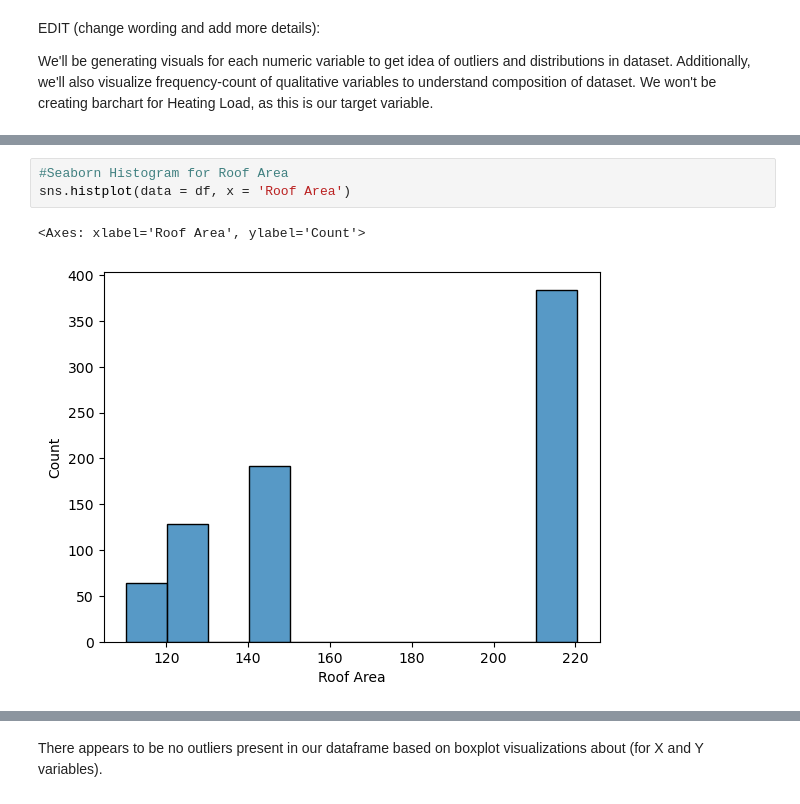
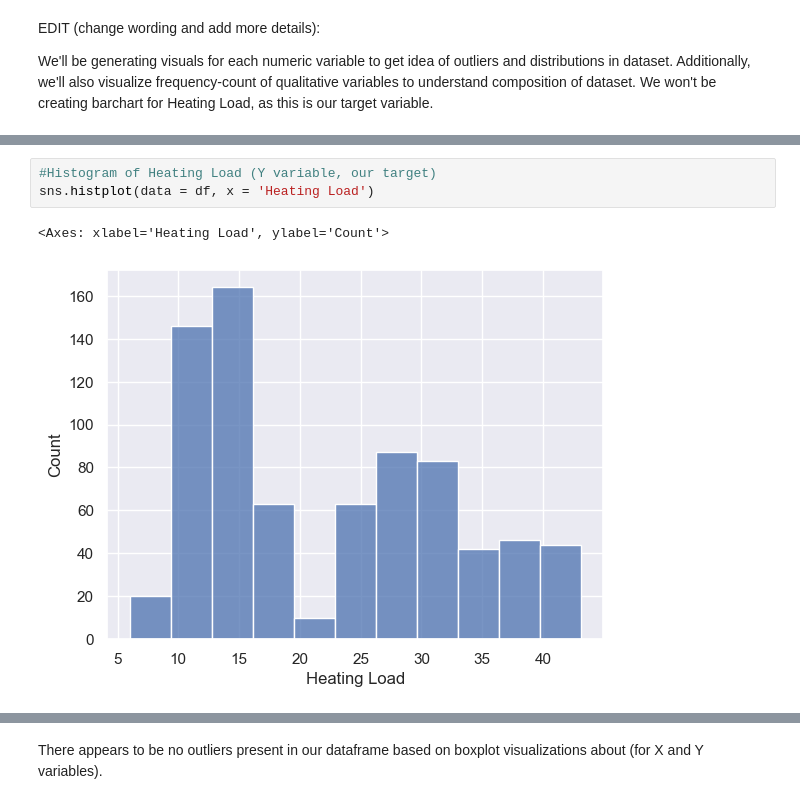
Before and after one commit to ufomaok/energy_efficiency, a Jupyter notebook: notebooks/Exploration.ipynb, the cells around one changed output, grey strips where cells are left out. Saved outputs shown, nothing was run; the diff lists cells and outputs as text.

Commit message:
editing graphs in exploration file

```diff
--- a/notebooks/Exploration.ipynb
+++ b/notebooks/Exploration.ipynb
@@ -126,6 +135,6 @@ sns.histplot(data = df, x = 'Wall Area')
 # %%
-#Seaborn Histogram for Roof Area
-sns.histplot(data = df, x = 'Roof Area')
+#Histogram of Heating Load (Y variable, our target)
+sns.histplot(data = df, x = 'Heating Load')
 # %% [output]
-<Axes: xlabel='Roof Area', ylabel='Count'>
+<Axes: xlabel='Heating Load', ylabel='Count'>
-[figure, old version]
+[figure, new version]
```
Also changed, not shown: parts of 16 cells of this notebook.
